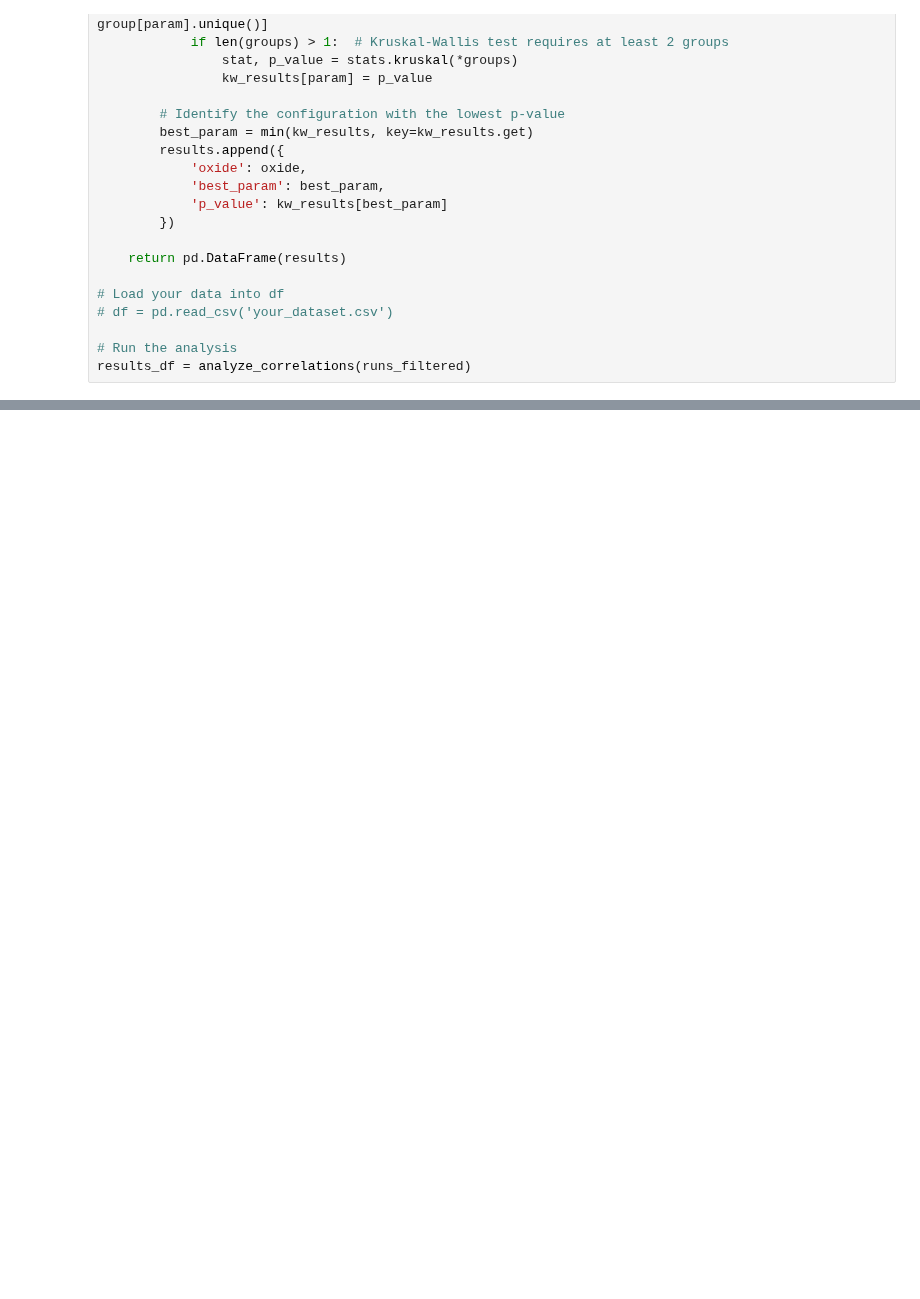
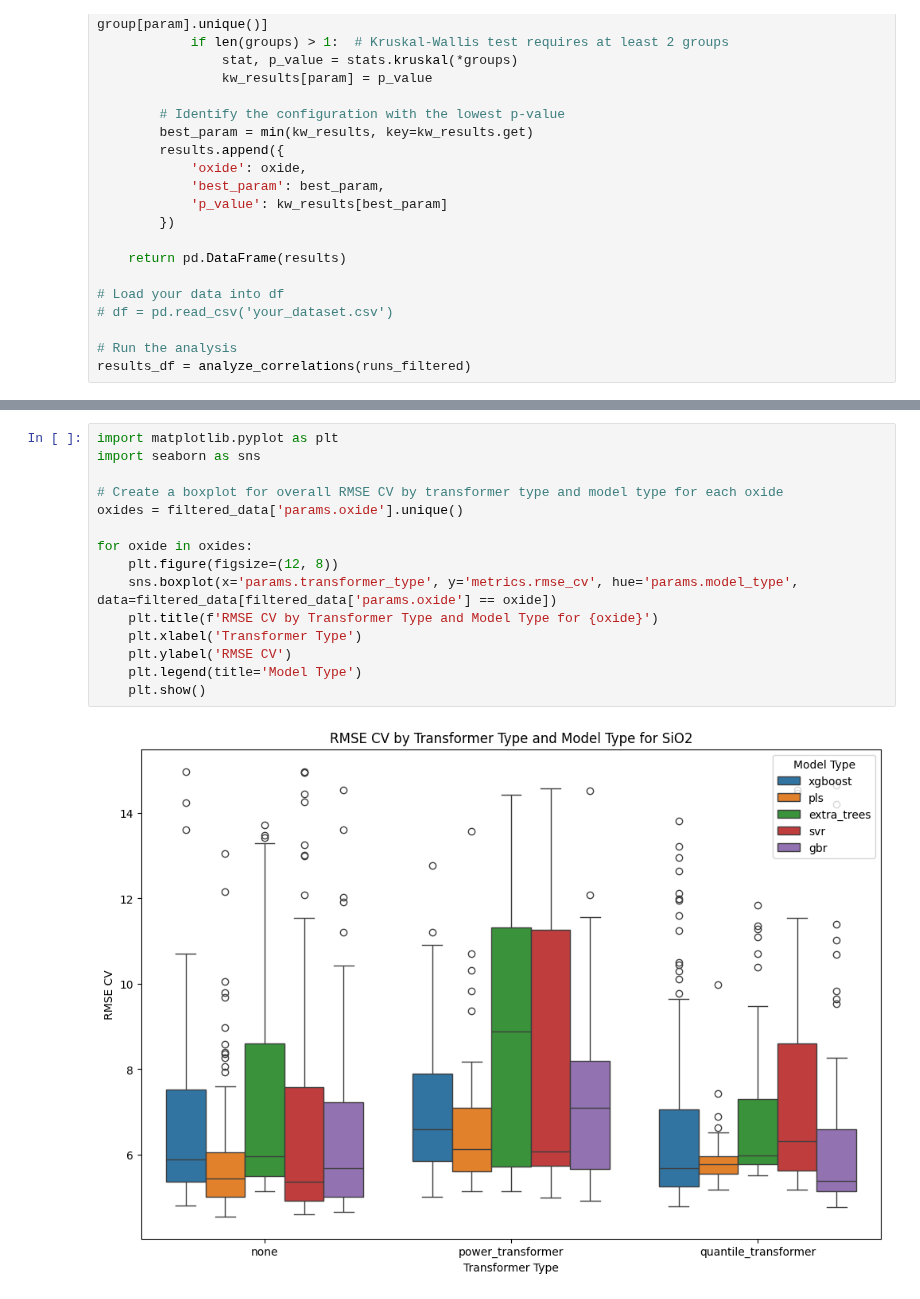
Before and after one commit to chhoumann/thesis-chemcam, a Jupyter notebook: baseline/experiment_analysis/experiment_analysis2.ipynb, the cells around one changed output, grey strips where cells are left out. Saved outputs shown, nothing was run; the diff lists cells and outputs as text; blank space fills up the shorter version.

```diff
--- a/baseline/experiment_analysis/experiment_analysis2.ipynb
+++ b/baseline/experiment_analysis/experiment_analysis2.ipynb
@@ -227,0 +320,17 @@ plt.show()
+# %%
+import matplotlib.pyplot as plt
+import seaborn as sns
+
+# Create a boxplot for overall RMSE CV by transformer type and model type for each oxide
+oxides = filtered_data['params.oxide'].unique()
+
+for oxide in oxides:
+    plt.figure(figsize=(12, 8))
+    sns.boxplot(x='params.transformer_type', y='metrics.rmse_cv', hue='params.model_type', data=filtered_data[filtered_data['params.oxide'] == oxide])
+    plt.title(f'RMSE CV by Transformer Type and Model Type for {oxide}')
+    plt.xlabel('Transformer Type')
+    plt.ylabel('RMSE CV')
+    plt.legend(title='Model Type')
+    plt.show()
+# %% [output]
+[figure, added]
```
Also changed, not shown: parts of 12 cells of this notebook.
